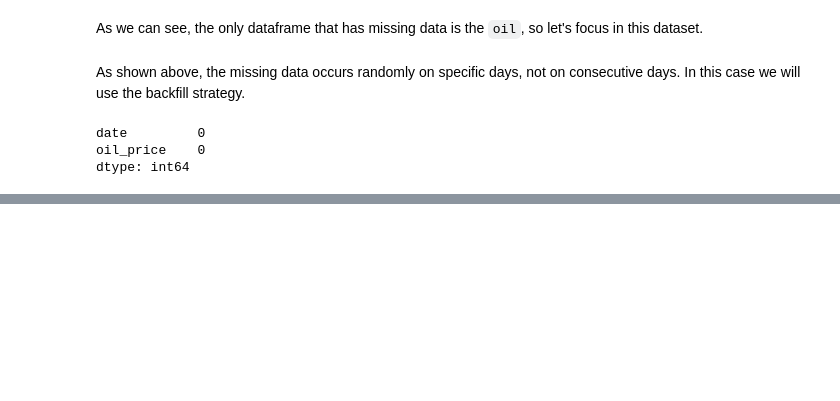
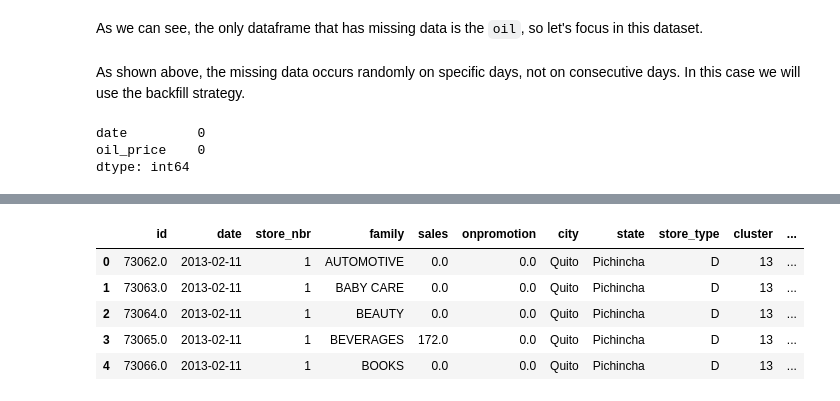
Before and after one commit to edmar-bevilaqua/store-sales-tsf-kaggle-competition, a Jupyter notebook: store-sales-tsf.ipynb, the cells around one changed output, grey strips where cells are left out. Drawn from its saved outputs; the diff is of its cells as text; code cells hidden in the pictures; blank space fills up the shorter version.

```diff
--- a/store-sales-tsf.ipynb
+++ b/store-sales-tsf.ipynb
@@ -455,0 +462,16 @@ dtype: int64
+# %%
+# Defining first and last date
+first_date = train['date'].min()
+last_date = train['date'].max()
+
+# Creating a DatetimeIndex with all dates between start and end, inclusive.
+all_dates = pd.date_range(start=first_date, end=last_date)
+
+# Checking in the training set if all dates are present.
+missing_dates = all_dates[~all_dates.isin(train['date'].unique())]
+if len(missing_dates) == 0:
+    print("There is no missing data. The dataset is complete!")
+else:
+    print("There is missing data in the dataset:")
+    for i in missing_dates:
+        print("\t", i.date())
@@ -455,0 +486,6 @@ dtype: int64
+# %%
+# Transform the DatetimeIndex of the missing dates in a pandas DataFrame with pd.DataFrame
+missing_dates = pd.DataFrame({'date':pd.Index(missing_dates, dtype='datetime64[ns]')})
+
+# Concatenating this dates to the main training set
+train = pd.concat([train, missing_dates], ignore_index=True)
@@ -455,0 +507,24 @@ dtype: int64
+# %%
+# Merging with columns ('store_nbr' and 'date') or only ('date') in the datasets using the merge() function with how= 'inner', depending.
+
+# stores -> train
+merged = pd.merge(left=train, right=stores, on='store_nbr', how='inner')
+
+# transactions -> train
+merged = pd.merge(left=merged, right=transactions, on=['date', 'store_nbr'], how='inner')
+
+# holidays -> train
+merged = pd.merge(left=merged, right=holidays, on='date', how='inner')
+
+# oil -> train
+merged = pd.merge(left=merged, right=oil, on='date', how='inner')
+
+# View the first five rows of the merged dataset
+merged.head()
+# %% [output]
+|  | id | date | store_nbr | family | sales | onpromotion | city | state | store_type | cluster | ... |
+| 0 | 73062.0 | 2013-02-11 | 1 | AUTOMOTIVE | 0.0 | 0.0 | Quito | Pichincha | D | 13 | ... |
+| 1 | 73063.0 | 2013-02-11 | 1 | BABY CARE | 0.0 | 0.0 | Quito | Pichincha | D | 13 | ... |
+| 2 | 73064.0 | 2013-02-11 | 1 | BEAUTY | 0.0 | 0.0 | Quito | Pichincha | D | 13 | ... |
+| 3 | 73065.0 | 2013-02-11 | 1 | BEVERAGES | 172.0 | 0.0 | Quito | Pichincha | D | 13 | ... |
+| 4 | 73066.0 | 2013-02-11 | 1 | BOOKS | 0.0 | 0.0 | Quito | Pichincha | D | 13 | ... |
```
Also changed, not shown: parts of 12 cells of this notebook.
